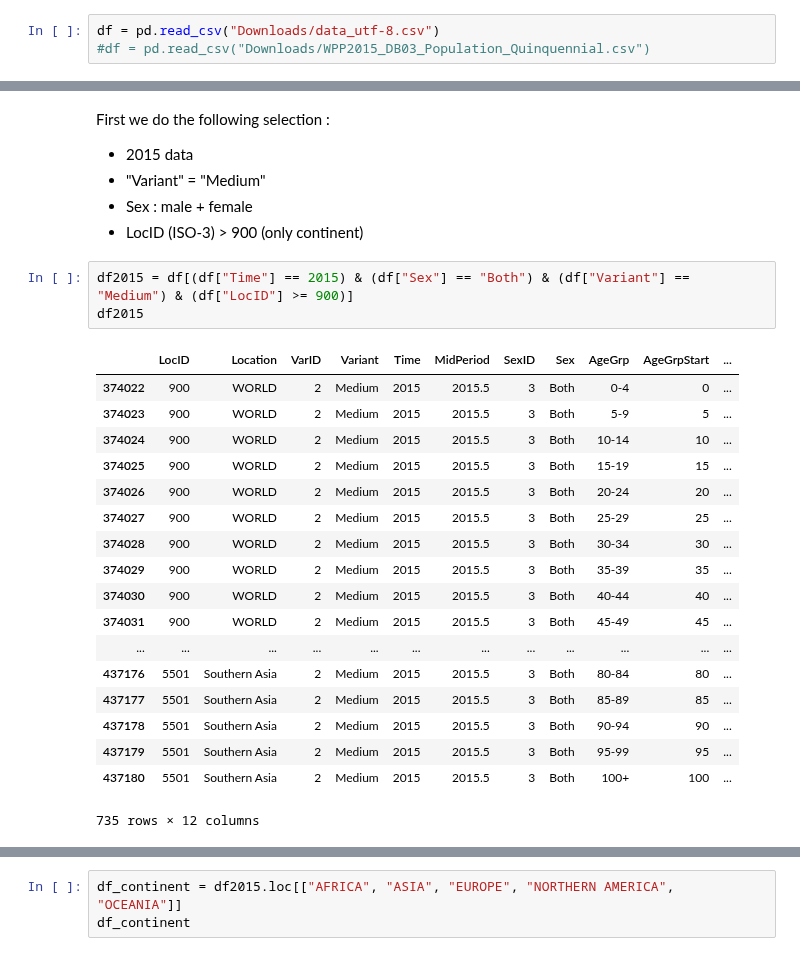
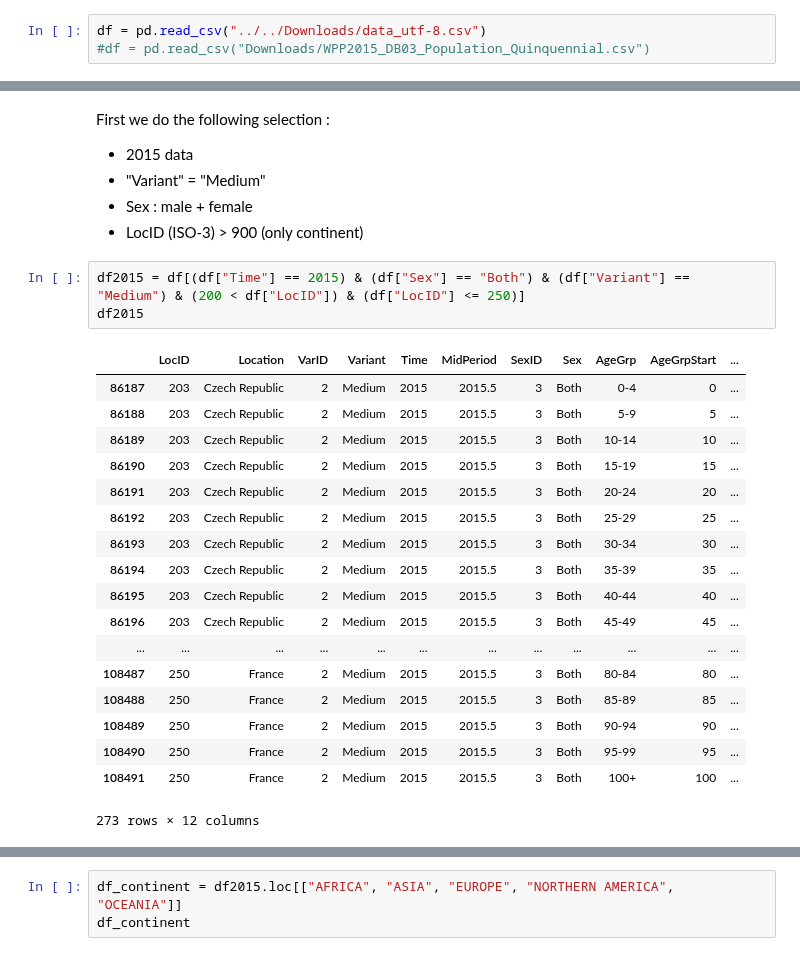
Before and after one commit to gVallverdu/cookbook, a Jupyter notebook: maps-world.ipynb, the cells around one changed output, grey strips where cells are left out. Cells and saved outputs as stored; diff of their text form.

```diff
--- a/maps-world.ipynb
+++ b/maps-world.ipynb
@@ -38,5 +38,5 @@ Downloads/WPP2015_DB03_Population_Quinquennial.csv: text/plain; charset=us-ascii
 # %%
-df = pd.read_csv("Downloads/data_utf-8.csv")
+df = pd.read_csv("../../Downloads/data_utf-8.csv")
 #df = pd.read_csv("Downloads/WPP2015_DB03_Population_Quinquennial.csv")
 # %%
 df
@@ -67,27 +67,27 @@ First we do the following selection :
 * Sex : male + female
 * LocID (ISO-3) > 900 (only continent)
 # %%
-df2015 = df[(df["Time"] == 2015) & (df["Sex"] == "Both") & (df["Variant"] == "Medium") & (df["LocID"] >= 900)]
+df2015 = df[(df["Time"] == 2015) & (df["Sex"] == "Both") & (df["Variant"] == "Medium") & (200 < df["LocID"]) & (df["LocID"] <= 250)]
 df2015
 # %% [output]
 |  | LocID | Location | VarID | Variant | Time | MidPeriod | SexID | Sex | AgeGrp | AgeGrpStart | ... |
-| 374022 | 900 | WORLD | 2 | Medium | 2015 | 2015.5 | 3 | Both | 0-4 | 0 | ... |
-| 374023 | 900 | WORLD | 2 | Medium | 2015 | 2015.5 | 3 | Both | 5-9 | 5 | ... |
-| 374024 | 900 | WORLD | 2 | Medium | 2015 | 2015.5 | 3 | Both | 10-14 | 10 | ... |
-| 374025 | 900 | WORLD | 2 | Medium | 2015 | 2015.5 | 3 | Both | 15-19 | 15 | ... |
-| 374026 | 900 | WORLD | 2 | Medium | 2015 | 2015.5 | 3 | Both | 20-24 | 20 | ... |
-| 374027 | 900 | WORLD | 2 | Medium | 2015 | 2015.5 | 3 | Both | 25-29 | 25 | ... |
-| 374028 | 900 | WORLD | 2 | Medium | 2015 | 2015.5 | 3 | Both | 30-34 | 30 | ... |
-| 374029 | 900 | WORLD | 2 | Medium | 2015 | 2015.5 | 3 | Both | 35-39 | 35 | ... |
-| 374030 | 900 | WORLD | 2 | Medium | 2015 | 2015.5 | 3 | Both | 40-44 | 40 | ... |
-| 374031 | 900 | WORLD | 2 | Medium | 2015 | 2015.5 | 3 | Both | 45-49 | 45 | ... |
+| 86187 | 203 | Czech Republic | 2 | Medium | 2015 | 2015.5 | 3 | Both | 0-4 | 0 | ... |
+| 86188 | 203 | Czech Republic | 2 | Medium | 2015 | 2015.5 | 3 | Both | 5-9 | 5 | ... |
+| 86189 | 203 | Czech Republic | 2 | Medium | 2015 | 2015.5 | 3 | Both | 10-14 | 10 | ... |
+| 86190 | 203 | Czech Republic | 2 | Medium | 2015 | 2015.5 | 3 | Both | 15-19 | 15 | ... |
+| 86191 | 203 | Czech Republic | 2 | Medium | 2015 | 2015.5 | 3 | Both | 20-24 | 20 | ... |
+| 86192 | 203 | Czech Republic | 2 | Medium | 2015 | 2015.5 | 3 | Both | 25-29 | 25 | ... |
+| 86193 | 203 | Czech Republic | 2 | Medium | 2015 | 2015.5 | 3 | Both | 30-34 | 30 | ... |
+| 86194 | 203 | Czech Republic | 2 | Medium | 2015 | 2015.5 | 3 | Both | 35-39 | 35 | ... |
+| 86195 | 203 | Czech Republic | 2 | Medium | 2015 | 2015.5 | 3 | Both | 40-44 | 40 | ... |
+| 86196 | 203 | Czech Republic | 2 | Medium | 2015 | 2015.5 | 3 | Both | 45-49 | 45 | ... |
 | ... | ... | ... | ... | ... | ... | ... | ... | ... | ... | ... | ... |
-| 437176 | 5501 | Southern Asia | 2 | Medium | 2015 | 2015.5 | 3 | Both | 80-84 | 80 | ... |
-| 437177 | 5501 | Southern Asia | 2 | Medium | 2015 | 2015.5 | 3 | Both | 85-89 | 85 | ... |
-| 437178 | 5501 | Southern Asia | 2 | Medium | 2015 | 2015.5 | 3 | Both | 90-94 | 90 | ... |
-| 437179 | 5501 | Southern Asia | 2 | Medium | 2015 | 2015.5 | 3 | Both | 95-99 | 95 | ... |
-| 437180 | 5501 | Southern Asia | 2 | Medium | 2015 | 2015.5 | 3 | Both | 100+ | 100 | ... |
+| 108487 | 250 | France | 2 | Medium | 2015 | 2015.5 | 3 | Both | 80-84 | 80 | ... |
+| 108488 | 250 | France | 2 | Medium | 2015 | 2015.5 | 3 | Both | 85-89 | 85 | ... |
+| 108489 | 250 | France | 2 | Medium | 2015 | 2015.5 | 3 | Both | 90-94 | 90 | ... |
+| 108490 | 250 | France | 2 | Medium | 2015 | 2015.5 | 3 | Both | 95-99 | 95 | ... |
+| 108491 | 250 | France | 2 | Medium | 2015 | 2015.5 | 3 | Both | 100+ | 100 | ... |
-735 rows × 12 columns
+273 rows × 12 columns
 # %%
 df2015 = df2015.groupby(["Location", "LocID", "Time", "Sex", "Variant"], as_index=False).aggregate({"Value": np.sum})
 df2015 = df2015.set_index("Location")
```
Also changed, not shown: parts of 6 cells of this notebook.
